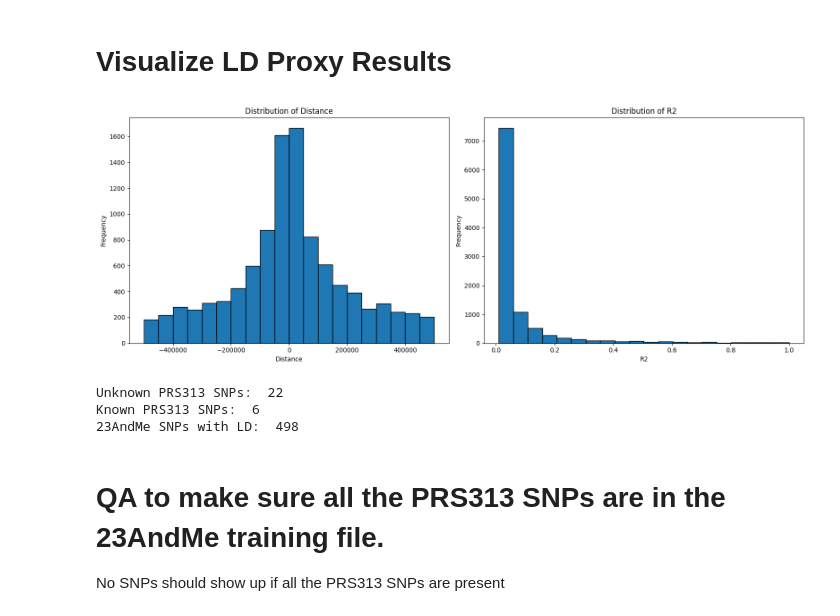
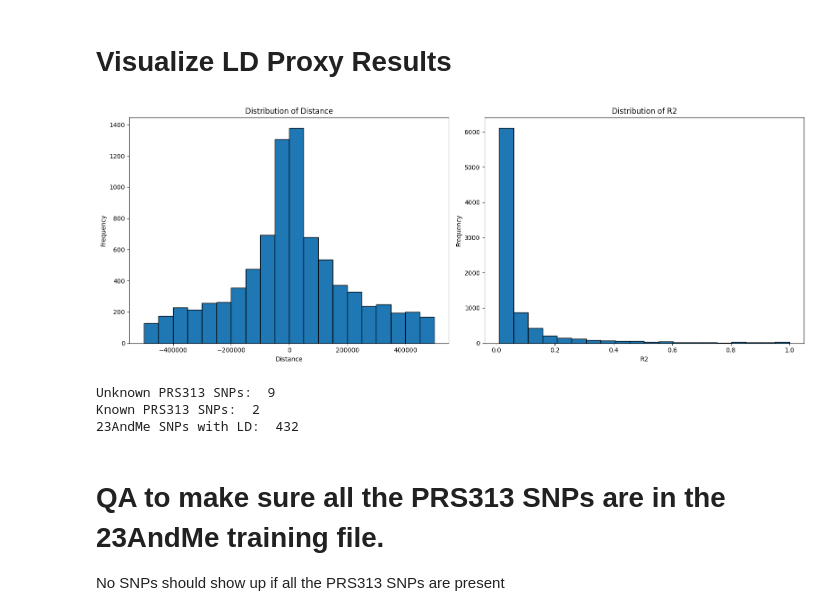
Before and after one commit to aaronge-2020/FastImpute, a Jupyter notebook: scripts/Python/Visualize_summary_statistics.ipynb, the cells around one changed output. Saved outputs shown, nothing was run; the diff lists cells and outputs as text; code cells hidden in the pictures.

```diff
--- a/scripts/Python/Visualize_summary_statistics.ipynb
+++ b/scripts/Python/Visualize_summary_statistics.ipynb
@@ -16,43 +16,43 @@
 import pandas as pd
 import matplotlib.pyplot as plt
 
-LDProxy = "../../Data/Filtered_training_data/23AndMe_matching_variants.csv"
+LDProxy = "../../Data/Filtered_unphased_training_data_union/23AndMe_matching_variants.csv"
 LD = pd.read_csv(LDProxy)
 
 chromosome_number = 8
 
 filtered_df = LD[LD['Coord'].str.startswith(f'chr{chromosome_number}:')]
 
 # Filter out all elements with distance of 0. These elements are the PRS313 SNPs themselves
 filtered_df = LD[LD['Distance'] != 0]
 
 # Create a figure and subplots
 fig, (ax1, ax2) = plt.subplots(1, 2, figsize=(16, 6))
 
 # Plot the distribution of Distance
 ax1.hist(filtered_df["Distance"], bins=20, edgecolor='black')
 ax1.set_title('Distribution of Distance')
 ax1.set_xlabel("Distance")
 ax1.set_ylabel('Frequency')
 
 # Plot the distribution of R2
 ax2.hist(filtered_df["R2"], bins=20, edgecolor='black')
 ax2.set_title('Distribution of R2')
 ax2.set_xlabel("R2")
 ax2.set_ylabel('Frequency')
 
 # Adjust the spacing between subplots
 plt.tight_layout()
 
 # Display the plot
 plt.show()
 # %% [output]
-[figure, old version]
+[figure, new version]
 # %%
-data_directory = '../../Data/Filtered_split_training_data/'
+data_directory = '../../Data/Filtered_unphased_training_data_union/'
 
 chromosome_number = 22
-file_name = data_directory + f"23AndMe_PRS313_merged_chr{chromosome_number}_matching_split.parquet"
+file_name = data_directory + f"23AndMe_PRS313_merged_chr{chromosome_number}_matching_combined.parquet"
 
 import pandas as pd
 df = pd.read_parquet(file_name)
@@ -61,9 +61,9 @@ print("Unknown PRS313 SNPs: " , df[[col for col in df.columns if "PRS313_Unknown
 print("Known PRS313 SNPs: " ,df[[col for col in df.columns if "PRS313_Known" in col]].shape[1])
 print("23AndMe SNPs with LD: " ,df[[col for col in df.columns if "PRS313_" not in col]].shape[1])
 # %% [output]
-Unknown PRS313 SNPs:  22
-Known PRS313 SNPs:  6
-23AndMe SNPs with LD:  498
+Unknown PRS313 SNPs:  9
+Known PRS313 SNPs:  2
+23AndMe SNPs with LD:  432
 # %%
 PRS313 = pd.read_excel('../../Data/PRS313_with_23andMe.xlsx')
 # %% [markdown]
```
Also changed, not shown: parts of 2 cells of this notebook, 49 other files.
